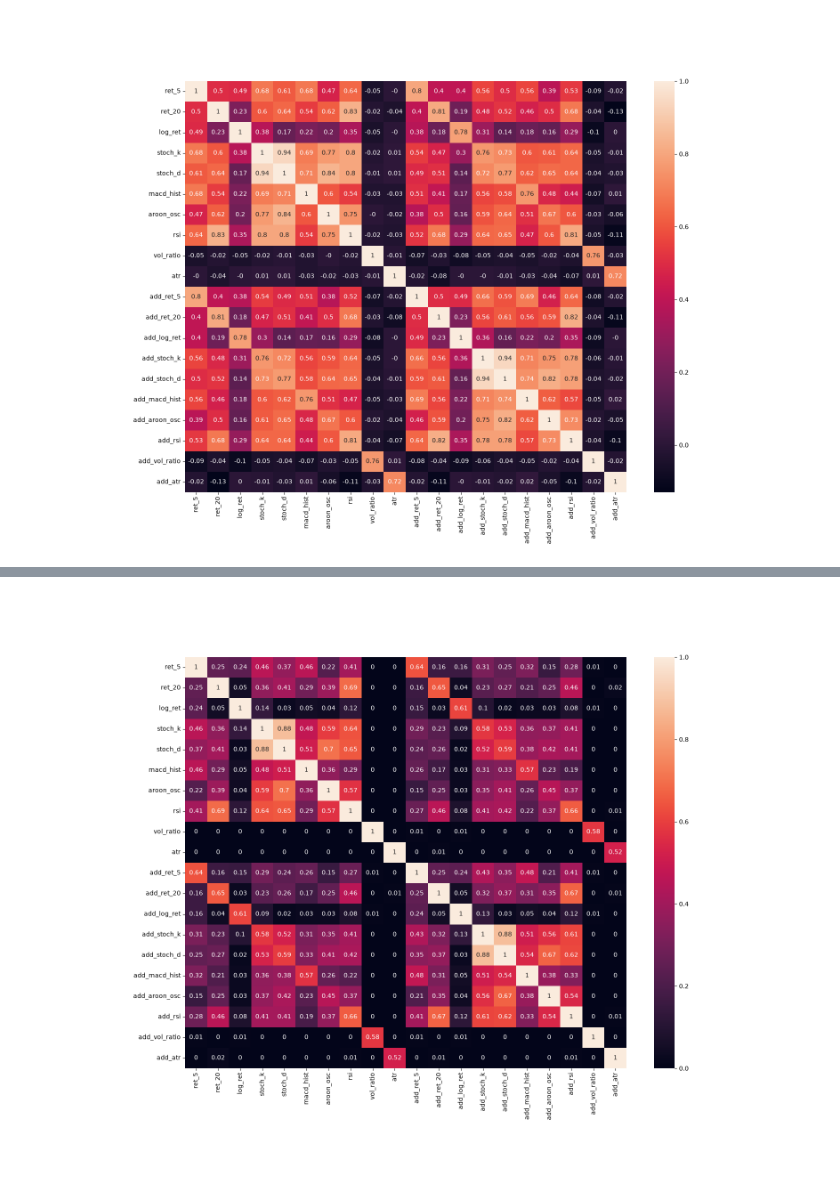
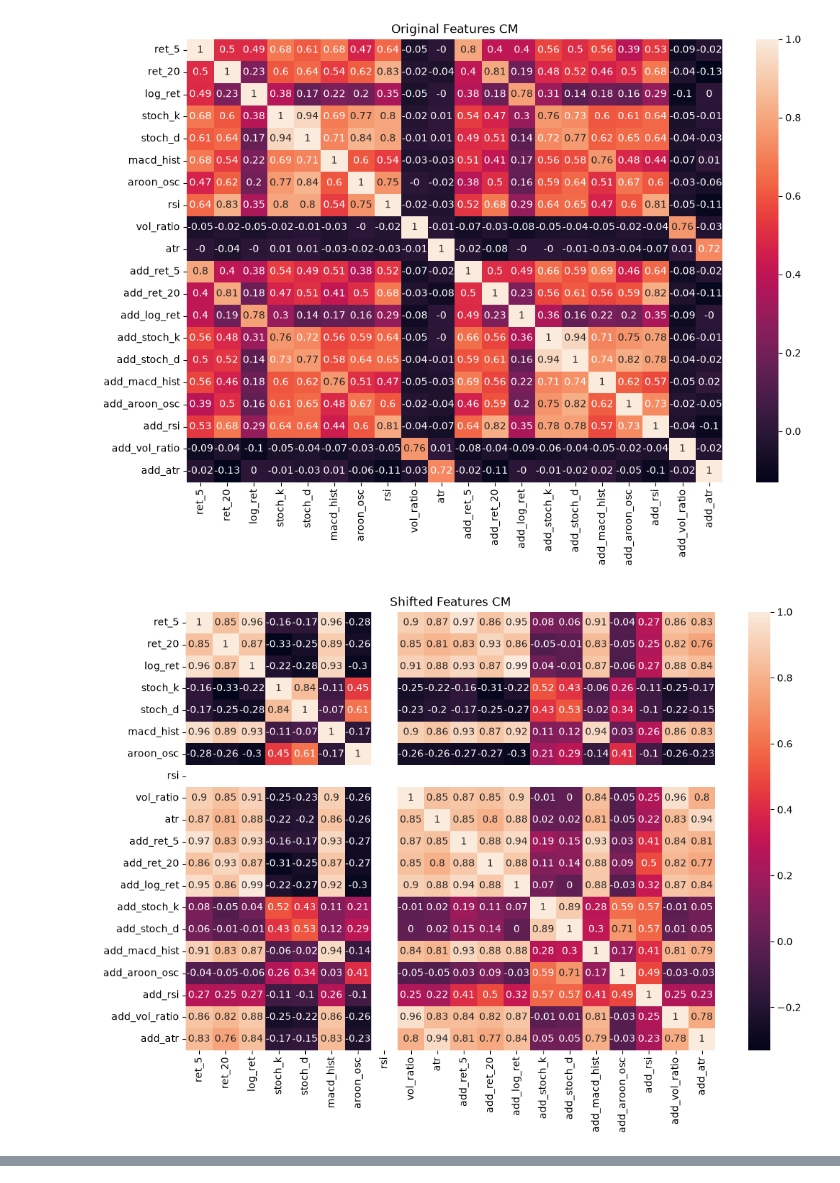
Before and after one commit to fluidize/qtech, a Jupyter notebook: trading/brains/allocation/feature_corr.ipynb, the cells around one changed output, grey strips where cells are left out. Drawn from its saved outputs; the diff is of its cells as text; code cells hidden in the pictures; blank space fills up the shorter version.

```diff
--- a/trading/brains/allocation/feature_corr.ipynb
+++ b/trading/brains/allocation/feature_corr.ipynb
@@ -3,11 +3,17 @@ from models import ta_transform
 import trading.model_tools as mt
 import numpy as np
 import matplotlib.pyplot as plt
+import pandas as pd
 import seaborn as sns
 
-%pip install ipympl
-%matplotlib ipympl
+# %pip install ipympl
+# %matplotlib ipympl
 
+def shannon_entropy(series: pd.Series, bins: int = 50) -> float:
+    values = series.dropna().to_numpy()
+    counts, _ = np.histogram(values, bins=bins)
+    probs = counts[counts > 0] / counts.sum()
+    return -np.sum(probs * np.log2(probs))
 
 data = mt.fetch_data(
     symbols=["SOL-USDT", "BTC-USDT"],
@@ -19,5 +25,23 @@ data = mt.fetch_data(
     verbose=True,
 )
 
-features = ta_transform(data, add_ticker="BTC-USDT")
+shift_by = "rsi"
+features_original = ta_transform(data, add_ticker="BTC-USDT")
+shifted_features = features_original.sub(features_original[shift_by], axis=0)
+
+corr_matrix = np.round(features_original.corr(), 2)
+shifted_corr_matrix = np.round(shifted_features.corr(), 2)
+
+entropy_original = {
+    col: shannon_entropy(features_original[col], bins=50)
+    for col in features_original.columns
+}
+
+entropy_shifted = {
+    col: shannon_entropy(shifted_features[col], bins=50)
+    for col in shifted_features.columns
+}
+
+X_key = "add_ret_5"
+y_key = "vol_ratio"
 # %% [output]
@@ -43,7 +68,18 @@ USING CACHE /home/fluidize/.local/share/market_data/SOL-USDT_BTC-USDT_730_1h_0_b
 # %%
-corr_matrix = np.round(features.corr(), 2)
-plt.figure(figsize=(16,12))
+plt.figure(figsize=(12,8))
 sns.heatmap(corr_matrix, annot=True)
+plt.title("Original Features CM")
 plt.show()
+
+plt.figure(figsize=(12,8))
+sns.heatmap(shifted_corr_matrix, annot=True)
+plt.title("Shifted Features CM")
+plt.show()
+
+plt.figure(figsize=(12,8))
+sns.heatmap(shifted_corr_matrix-corr_matrix, annot=True)
+plt.title("Features CM Diff")
+plt.show()
 # %% [output]
-[figure, old version]
+[figure, new version]
+[figure, added]
@@ -50,7 +86,0 @@ plt.show()
-# %%
-r2_matrix = np.round(np.pow(features.corr(), 2), 2)
-plt.figure(figsize=(16,12))
-sns.heatmap(r2_matrix, annot=True)
-plt.show()
-# %% [output]
-[figure, removed]
```
Also changed, not shown: parts of 5 cells of this notebook, 1 other file.
